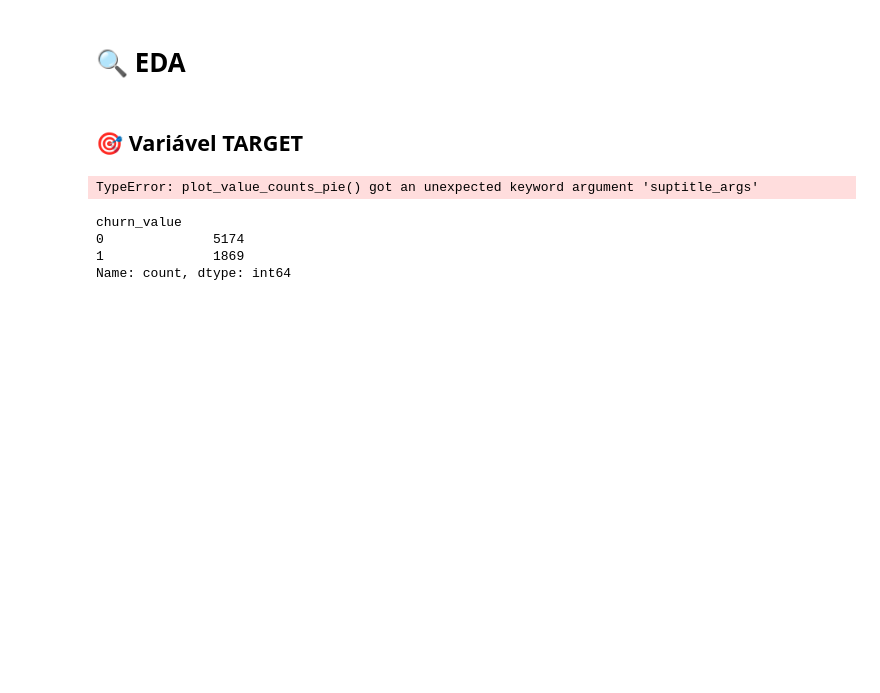
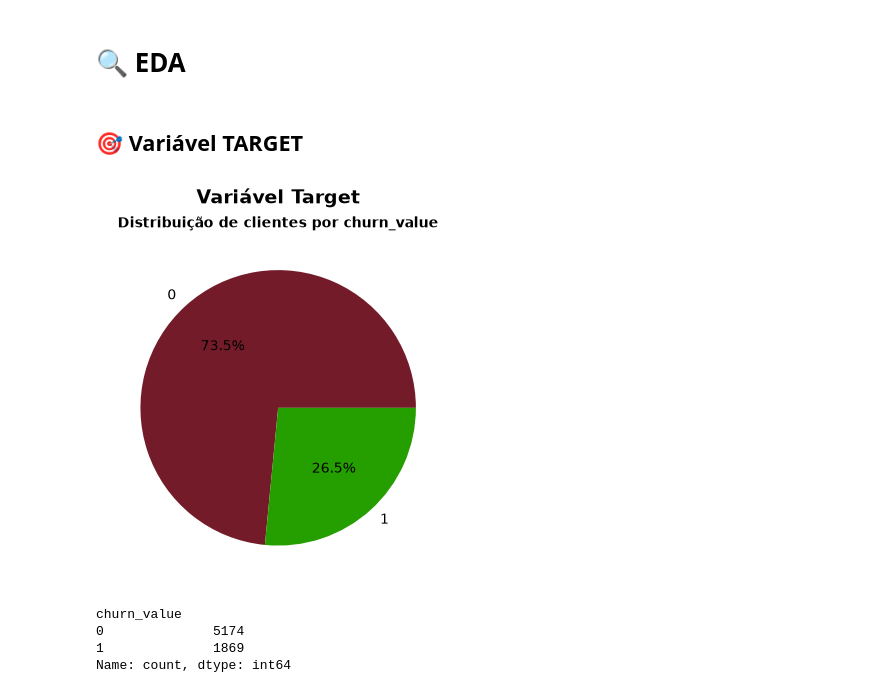
Before and after one commit to victoria-menezes/fiap-ml-techchallenge1, a Jupyter notebook: notebooks/01_eda.ipynb, the cells around one changed output. Cells and saved outputs as stored; diff of their text form; code cells hidden in the pictures; blank space fills up the shorter version.

```diff
--- a/notebooks/01_eda.ipynb
+++ b/notebooks/01_eda.ipynb
@@ -488,17 +488,17 @@ title_fig_defaults : dict = {
 # %%
 data_visualizer.plot_value_counts_pie(
     data=df[[COL_TARGET]],
     figsize=(8, 4),
     fig_title='Variável Target',
     ncols=1,
     color_dict=label_color_dict,
     generic_colors=generic_colors,
     title_kwargs = title_ax_defaults,
-    suptitle_args = title_fig_defaults
+    suptitle_kwargs = title_fig_defaults
     )
 plt.show()
 # %% [output]
-TypeError: plot_value_counts_pie() got an unexpected keyword argument 'suptitle_args'
+[figure, added]
 # %%
 df[[COL_TARGET]].value_counts()
 # %% [output]
```
Also changed, not shown: parts of 5 cells of this notebook, 3 other files.
